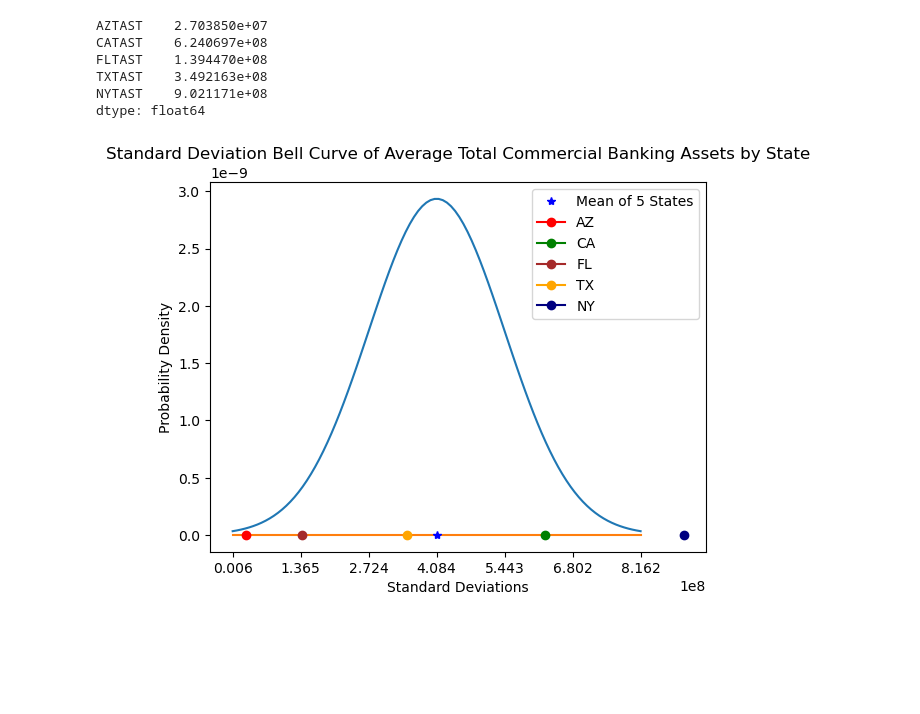
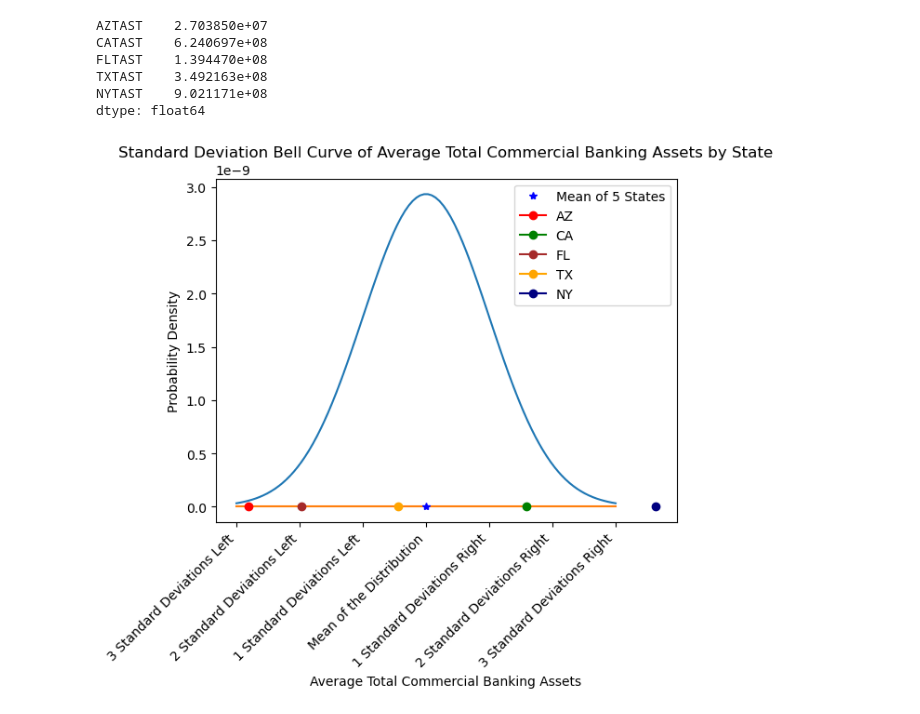
Before and after one commit to RyakDL/Project-1_Finance, a Jupyter notebook: Main_active-Copy2.ipynb, the cells around one changed output. Drawn from its saved outputs; the diff is of its cells as text; code cells hidden in the pictures; blank space fills up the shorter version.

```diff
--- a/Main_active-Copy2.ipynb
+++ b/Main_active-Copy2.ipynb
@@ -501,36 +501,44 @@ y = (1 / (std_dev * np.sqrt(2 * np.pi))) * np.exp(-0.5 * ((x - mean) / std_dev)
 y_0 = x*0
 
 # Set columns
-columns = [mean-3*std_dev, mean-2*std_dev, mean-1*std_dev, mean, mean+3*std_dev, mean+2*std_dev, mean+1*std_dev]
+columns = {
+    mean-3*std_dev: '3 Standard Deviations Left',
+    mean-2*std_dev: '2 Standard Deviations Left',
+    mean-1*std_dev: '1 Standard Deviations Left',
+    mean: 'Mean of the Distribution',
+    mean+3*std_dev: '3 Standard Deviations Right',
+    mean+2*std_dev: '2 Standard Deviations Right',
+    mean+1*std_dev: '1 Standard Deviations Right',
+}
 
 # Create the plot
 plt.plot(x, y)
 plt.plot(x,y_0)
 
 #plot State averages
 plt.plot(mean, 0, '*', color = 'blue', label='Mean of 5 States') #mean
 plt.plot(Temp_Assets['AZTAST'],0, marker ='o', color = 'red', label ='AZ')  #AZ
 plt.plot(Temp_Assets['CATAST'],0, marker ='o', color= 'green', label ='CA') #CA
 plt.plot(Temp_Assets['FLTAST'],0, marker ='o', color= 'brown', label ='FL') #FL
 plt.plot(Temp_Assets['TXTAST'],0, marker ='o', color= 'orange', label = 'TX') #TX
 plt.plot(Temp_Assets['NYTAST'],0, marker ='o', color= 'navy', label = 'NY') #NY
 
 # Set x-axis label
-plt.xlabel('Standard Deviations')
+plt.xlabel('Average Total Commercial Banking Assets')
 
 # Set ticks
-plt.xticks(columns)
+plt.xticks(list(columns.keys()), list(columns.values()), rotation=45, ha='right')
 
 # Set y-axis label
 plt.ylabel('Probability Density')
 
 # Set title
 plt.title('Standard Deviation Bell Curve of Average Total Commercial Banking Assets by State')
 
 #Show the legend
 plt.legend()
 
 # Show the plot
 plt.show()
 # %% [output]
-[figure, old version]
+[figure, new version]
```
